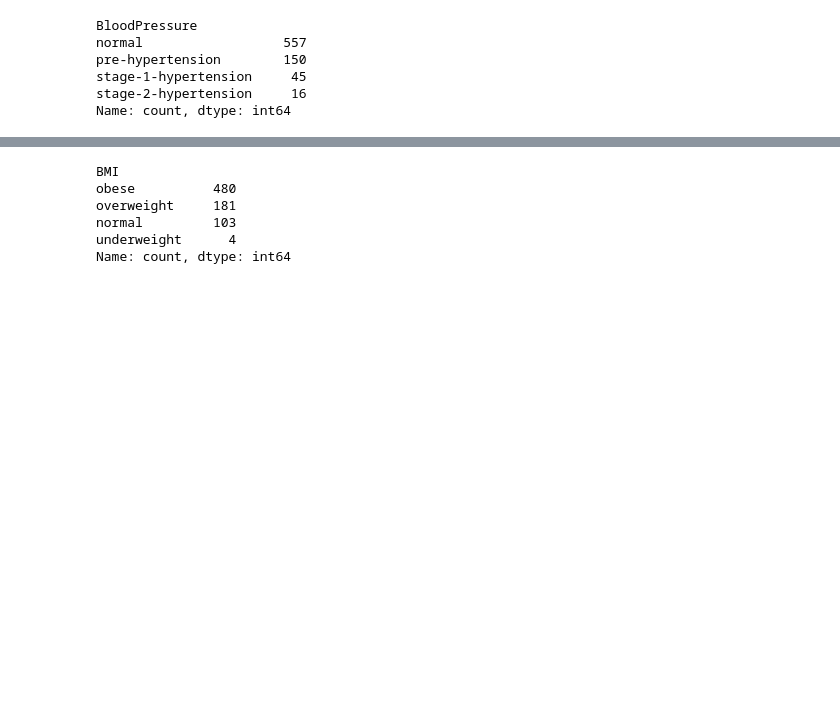
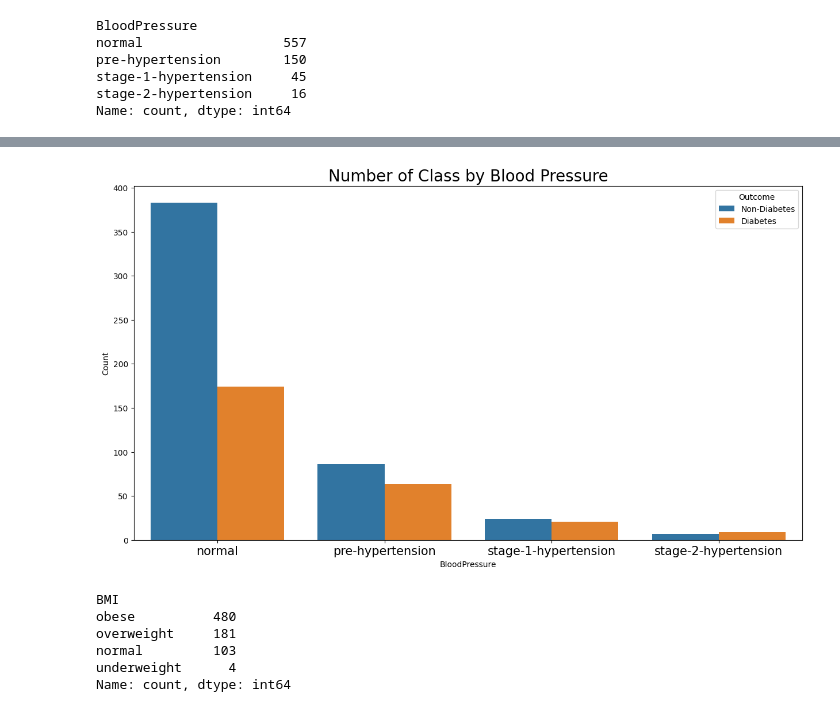
Before and after one commit to Refanz/diabetes-predictive-analytic, a Jupyter notebook: notebook.ipynb, the cells around one changed output, grey strips where cells are left out. Drawn from its saved outputs; the diff is of its cells as text; code cells hidden in the pictures; blank space fills up the shorter version.

```diff
--- a/notebook.ipynb
+++ b/notebook.ipynb
@@ -349,3 +396,23 @@ Name: count, dtype: int64
+# %%
+# Melihat distribusi penderita diabetes dan non-diabates berdasarkan tekanan darah
+bybloodpressure_df = blood_pressure_df.groupby(by=['BloodPressure', 'Outcome']).size().reset_index(name='Count')
+bybloodpressure_df['Outcome'] = bybloodpressure_df['Outcome'].map({0: 'Non-Diabetes', 1: 'Diabetes'})
+
+plt.figure(figsize=(15, 8))
+
+sns.barplot(
+    y='Count',
+    x='BloodPressure',
+    hue='Outcome',
+    data=bybloodpressure_df,
+    errorbar=None
+)
+
+plt.title("Number of Class by Blood Pressure", fontsize=20)
+plt.tick_params(axis='x', labelsize=15)
+plt.show()
+# %% [output]
+[figure, added]
 # %%
 # Membuat fungsi untuk menentukan kategori berdasarkan BMI
 def check_bmi(bmi):
```
Also changed, not shown: parts of 6 cells of this notebook, 8 other files.
